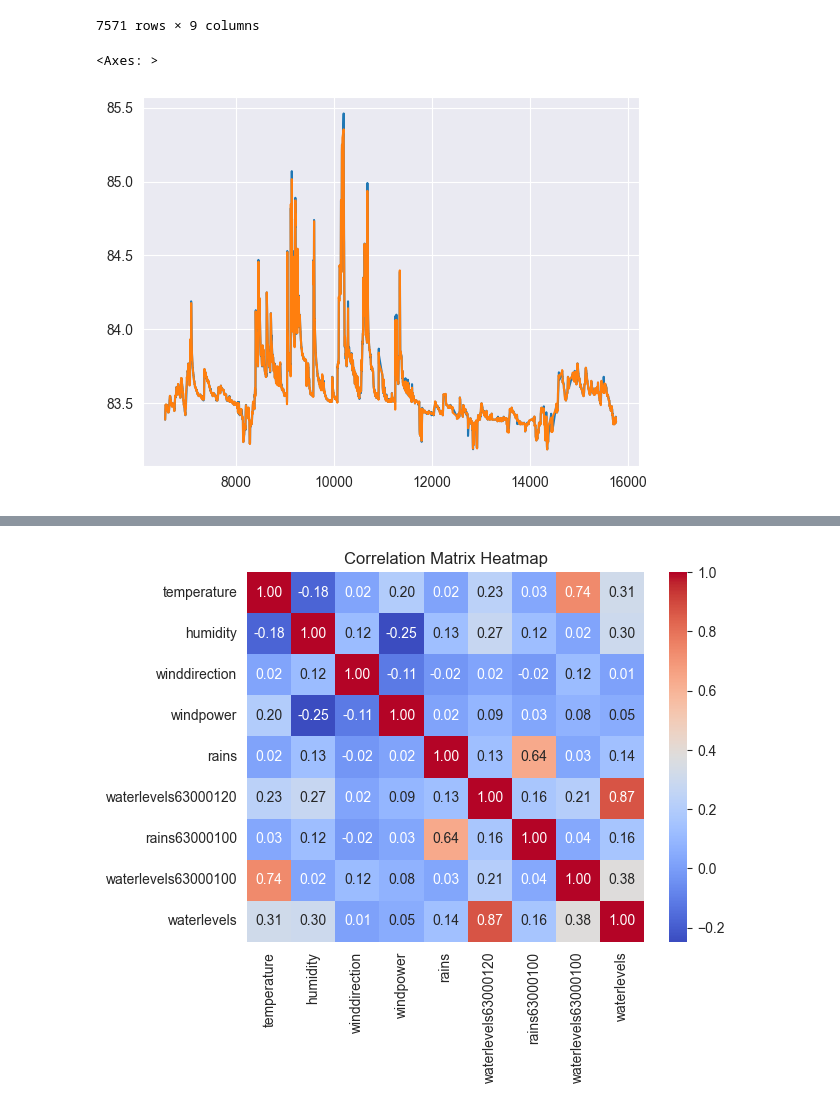
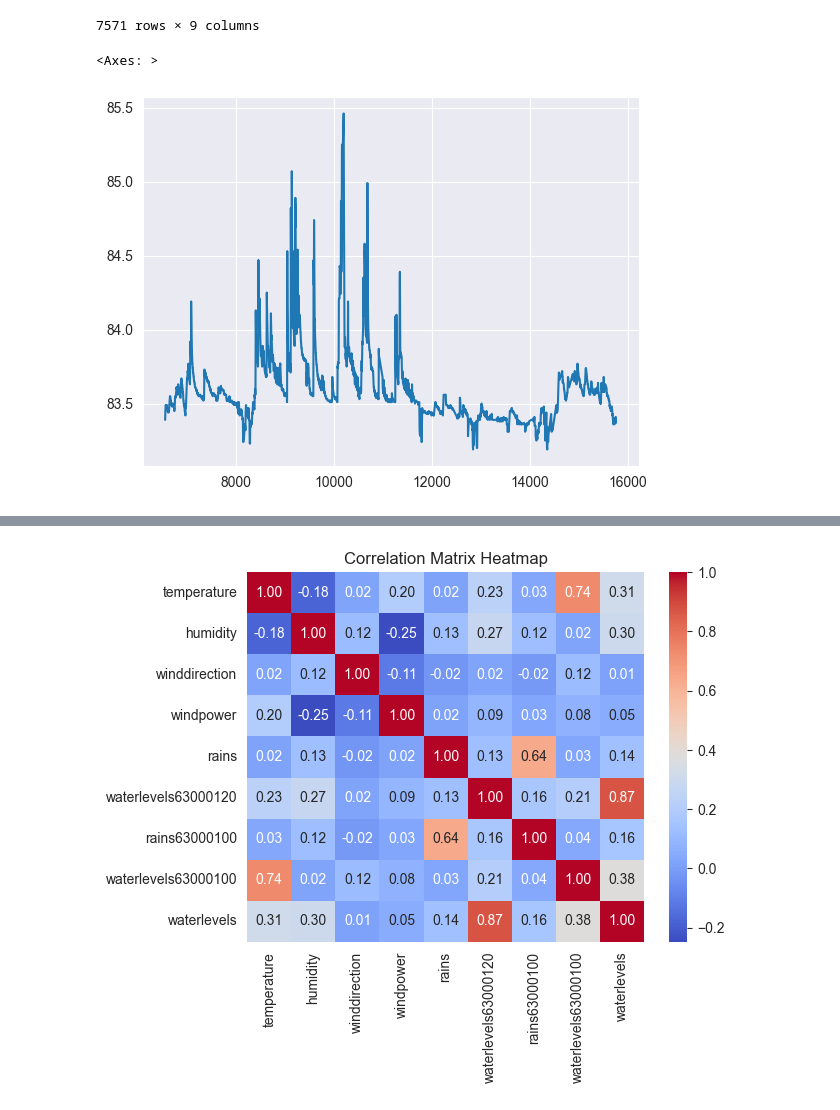
Before and after one commit to myhMARS/waterpred, a Jupyter notebook: model_src/data.ipynb, the cells around one changed output, grey strips where cells are left out. Cells and saved outputs as stored; diff of their text form; code cells hidden in the pictures.

```diff
--- a/data.ipynb
+++ b/model_src/data.ipynb
@@ -92,10 +92,12 @@ data_copy
 # %%
 # data_copy.coeff.head(300).plot()
 data_copy.waterlevels.plot()
-data_copy.waterlevels_smooth.plot()
+# data_copy.waterlevels63000120.plot()
+# data_copy.waterlevels63000100.plot()
+# data_copy.waterlevels_smooth.plot()
 # %% [output]
 <Axes: >
-[figure, old version]
+[figure, new version]
 # %%
 data_copy.corr()
 # %% [output]
```
Also changed, not shown: 1 other file.
